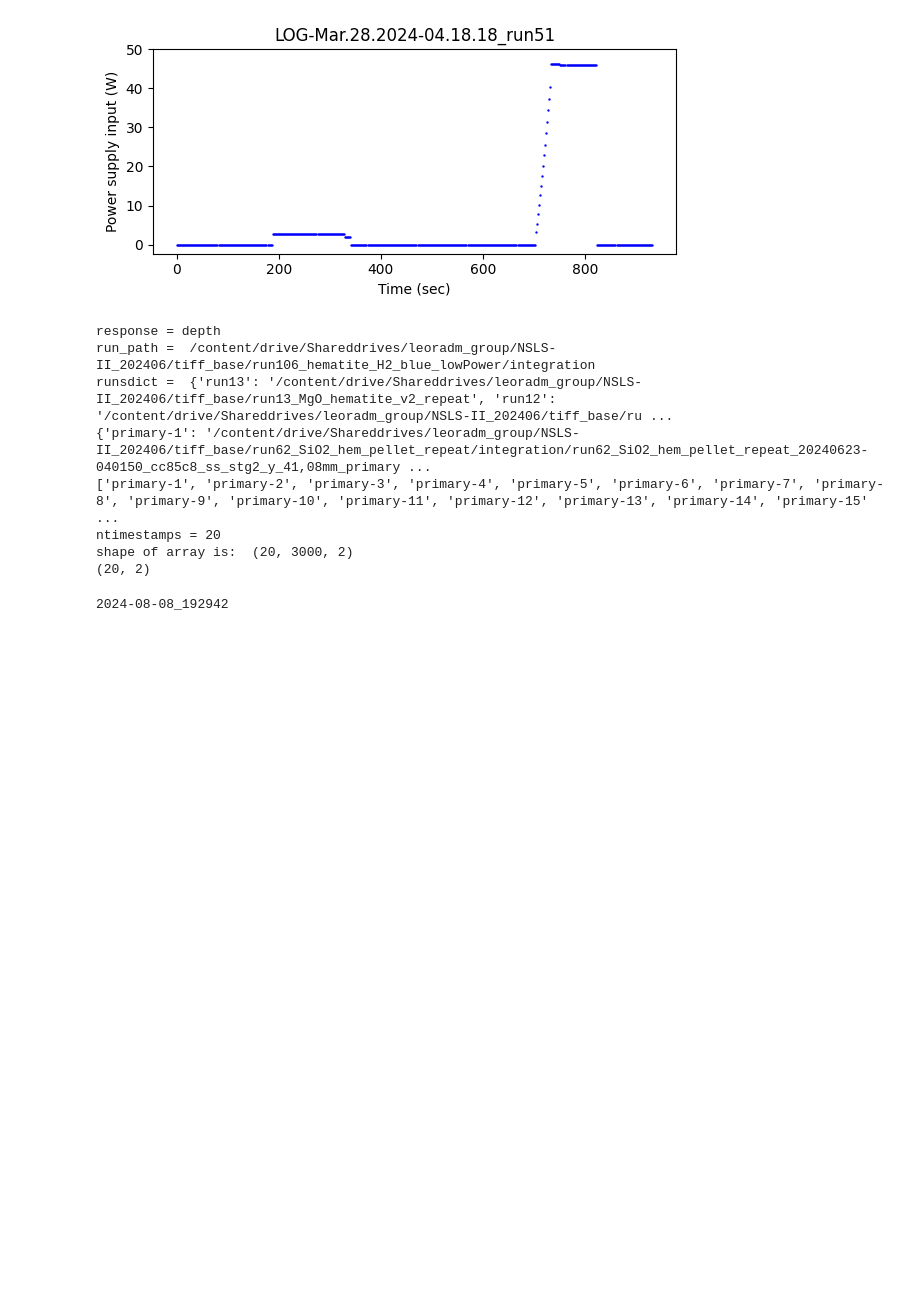
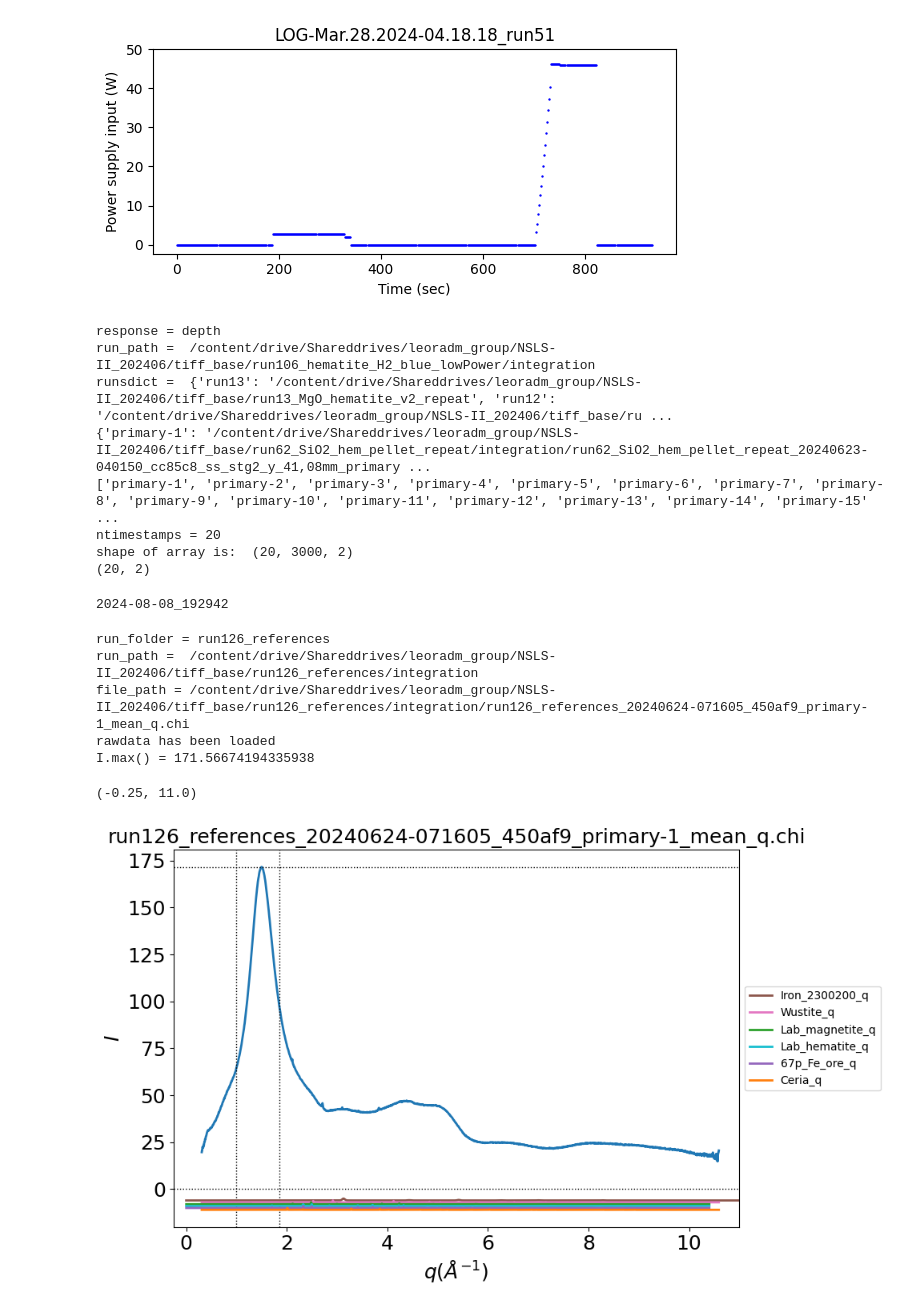
Before and after one commit to lmoghimi/personal-processing, a Jupyter notebook: post_beamline_analysis.ipynb, the cells around one changed output. Drawn from its saved outputs; the diff is of its cells as text; code cells hidden in the pictures; blank space fills up the shorter version.

```diff
--- a/post_beamline_analysis.ipynb
+++ b/post_beamline_analysis.ipynb
@@ -81,10 +81,10 @@ lincol_qz = 'tab:gray' #quartz
 # %%
 #@title Inputs for peak finding
 #range and prominence for peak finding for run#
-I_fe_low, I_fe_up, prominence_fe = 790, 830, .1
-I_w_low, I_w_up, prominence_w = 1080, 1120, .05
-I_m_low, I_m_up, prominence_m = 515, 540, .1
-I_h_low, I_h_up, prominence_h = 575, 595, .1
+I_fe_low, I_fe_up, prominence_fe = 790, 830, .03 #.1
+I_w_low, I_w_up, prominence_w = 1080, 1120, .09 #.1 .05
+I_m_low, I_m_up, prominence_m = 515, 540, .05 #.1
+I_h_low, I_h_up, prominence_h = 575, 595, .05 #.03 #.1
 I_ceo2_low, I_ceo2_up, prominence_ceo2 = 470, 510, .1
 response = "n"
 markersz = 2
@@ -1888,3 +2103,63 @@ print(now)
 #print(raw_data_save_all.shape[0])
 # %% [output]
 2024-08-08_192942
+# %%
+#@title (OLD) Load and plot one scan
+file_name = 'run126_references_20240624-071605_450af9_primary-1_mean_q.chi'
+run_folder = foldername(file_name)
+results = get_rawdata(run_folder, file_name)
+q = results[:, 0]
+I = results[:, 1]
+
+## create figure object -- plotting setting ##
+#figsize = (12, 6)
+figsize = (10, 6)
+fs = 18
+fig, ax = plt.subplots(figsize=figsize, tight_layout=True)
+
+ax.set_xlabel(r'$q  ({\AA}^{-1})$', fontsize=fs)
+ax.set_ylabel(r'$I$', fontsize=fs)
+ax.set_title(file_name, fontsize=fs)
+ax.tick_params(labelsize=fs)
+
+#ax.plot(q, I/I.max(), linewidth = lw)
+ax.plot(q, I, linewidth = lw)
+print('I.max() =',I.max())
+lw_fp=1
+
+ax.axhline(y=0, linestyle='dotted', linewidth = lw_fp, color='k')
+ax.axhline(y=I.max(), linestyle='dotted', linewidth = lw_fp, color='k')
+#plot_vert_refs()
+ax.axvline(x=q[200], linestyle='dotted', linewidth = lw_fp, color='k')
+ax.axvline(x=q[450], linestyle='dotted', linewidth = lw_fp, color='k')
+
+plot_mult_refs()
+
+ax.legend(loc='center left', bbox_to_anchor=[1, 0.5])
+ax.set_xlim([-.25,11])
+#ax.set_ylim([-12,1])
+
+
+fig, ax = plt.subplots(2, figsize=figsize, tight_layout=True)
+ax[1].set_xlabel(r'$q  ({\AA}^{-1})$', fontsize=fs)
+ax[1].set_yticks([])
+ax[1].tick_params(labelsize=fs)
+ax[1].set_xlim([-.25,11])
+
+ax[1].plot(q_ref, I_ref, label= ref_phase, linewidth= lw, color= color_ref_phases[i_phase])
+
+ax[0].set_title(run_folder +'_frame#' + str(frame), fontsize=fs)
+ax[0].set_xlim([-.25,11])
+ax[0].set_xticks([])
+ax[0].set_ylim([-.25,Imax])
+ax[0].set_ylabel(r'$I$', fontsize=fs)
+ax[0].tick_params(labelsize=fs)
+my_data = ax[0].plot(q, I, linewidth = lw,color='tab:gray')
+# %% [output]
+run_folder = run126_references
+run_path =  /content/drive/Shareddrives/leoradm_group/NSLS-II_202406/tiff_base/run126_references/integration
+file_path = /content/drive/Shareddrives/leoradm_group/NSLS-II_202406/tiff_base/run126_references/integration/run126_references_20240624-071605_450af9_primary-1_mean_q.chi
+rawdata has been loaded
+I.max() = 171.56674194335938
+(-0.25, 11.0)
+[figure, added]
```
Also changed, not shown: parts of 17 cells of this notebook.
